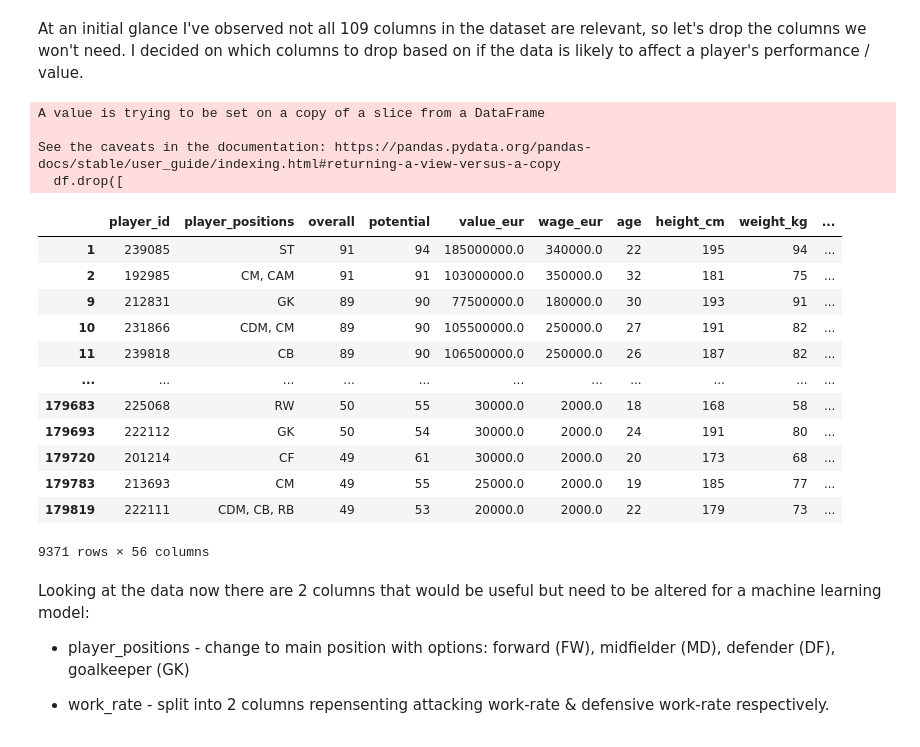
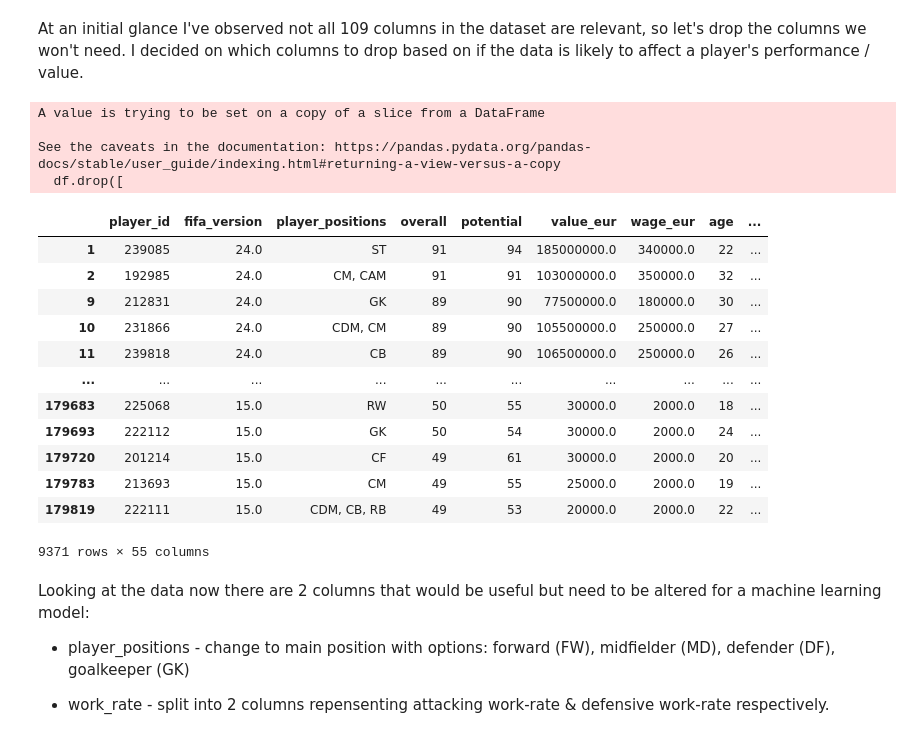
Before and after one commit to ish10k/footballer-wage-prediction, a Jupyter notebook: footballer-wage-prediction.ipynb, the cells around one changed output. Drawn from its saved outputs; the diff is of its cells as text; code cells hidden in the pictures.

```diff
--- a/footballer-wage-prediction.ipynb
+++ b/footballer-wage-prediction.ipynb
@@ -107,7 +110,7 @@ df.drop([
     'real_face',
     'player_tags',
     'player_traits',
-    'fifa_version',
+    #'fifa_version',
     'fifa_update',
     'league_level',
     'club_team_id',
@@ -117,6 +120,8 @@ df.drop([
     'nation_team_id',
     'nation_jersey_number',
     'release_clause_eur',
+    'height_cm',
+    'weight_kg',
     'ls',
     'st',
     'rs',
@@ -124,46 +129,46 @@ df.drop([
     'lf',
     'cf',
     'rf',
     'rw',
     'lam',
     'cam',
     'ram',
     'lm',
     'lcm',
     'cm',
     'rcm',
     'rm',
     'lwb',
     'ldm',
     'cdm',
     'rdm',
     'rwb',
     'lb',
     'lcb',
     'cb',
     'rcb',
     'rb',
     'gk',
 ], axis=1, inplace=True)
 df
 # %% [output]
 A value is trying to be set on a copy of a slice from a DataFrame
 
 See the caveats in the documentation: https://pandas.pydata.org/pandas-docs/stable/user_guide/indexing.html#returning-a-view-versus-a-copy
   df.drop([
-|  | player_id | player_positions | overall | potential | value_eur | wage_eur | age | height_cm | weight_kg | ... |
-| 1 | 239085 | ST | 91 | 94 | 185000000.0 | 340000.0 | 22 | 195 | 94 | ... |
-| 2 | 192985 | CM, CAM | 91 | 91 | 103000000.0 | 350000.0 | 32 | 181 | 75 | ... |
-| 9 | 212831 | GK | 89 | 90 | 77500000.0 | 180000.0 | 30 | 193 | 91 | ... |
-| 10 | 231866 | CDM, CM | 89 | 90 | 105500000.0 | 250000.0 | 27 | 191 | 82 | ... |
-| 11 | 239818 | CB | 89 | 90 | 106500000.0 | 250000.0 | 26 | 187 | 82 | ... |
-| ... | ... | ... | ... | ... | ... | ... | ... | ... | ... | ... |
-| 179683 | 225068 | RW | 50 | 55 | 30000.0 | 2000.0 | 18 | 168 | 58 | ... |
-| 179693 | 222112 | GK | 50 | 54 | 30000.0 | 2000.0 | 24 | 191 | 80 | ... |
-| 179720 | 201214 | CF | 49 | 61 | 30000.0 | 2000.0 | 20 | 173 | 68 | ... |
-| 179783 | 213693 | CM | 49 | 55 | 25000.0 | 2000.0 | 19 | 185 | 77 | ... |
-| 179819 | 222111 | CDM, CB, RB | 49 | 53 | 20000.0 | 2000.0 | 22 | 179 | 73 | ... |
+|  | player_id | fifa_version | player_positions | overall | potential | value_eur | wage_eur | age | ... |
+| 1 | 239085 | 24.0 | ST | 91 | 94 | 185000000.0 | 340000.0 | 22 | ... |
+| 2 | 192985 | 24.0 | CM, CAM | 91 | 91 | 103000000.0 | 350000.0 | 32 | ... |
+| 9 | 212831 | 24.0 | GK | 89 | 90 | 77500000.0 | 180000.0 | 30 | ... |
+| 10 | 231866 | 24.0 | CDM, CM | 89 | 90 | 105500000.0 | 250000.0 | 27 | ... |
+| 11 | 239818 | 24.0 | CB | 89 | 90 | 106500000.0 | 250000.0 | 26 | ... |
+| ... | ... | ... | ... | ... | ... | ... | ... | ... | ... |
+| 179683 | 225068 | 15.0 | RW | 50 | 55 | 30000.0 | 2000.0 | 18 | ... |
+| 179693 | 222112 | 15.0 | GK | 50 | 54 | 30000.0 | 2000.0 | 24 | ... |
+| 179720 | 201214 | 15.0 | CF | 49 | 61 | 30000.0 | 2000.0 | 20 | ... |
+| 179783 | 213693 | 15.0 | CM | 49 | 55 | 25000.0 | 2000.0 | 19 | ... |
+| 179819 | 222111 | 15.0 | CDM, CB, RB | 49 | 53 | 20000.0 | 2000.0 | 22 | ... |
-9371 rows × 56 columns
+9371 rows × 55 columns
 # %% [markdown]
 Looking at the data now there are 2 columns that would be useful but need to be altered for a machine learning model:
 * player_positions - change to main position with options: forward (FW), midfielder (MD), defender (DF), goalkeeper (GK)
```
Also changed, not shown: parts of 27 cells of this notebook.
